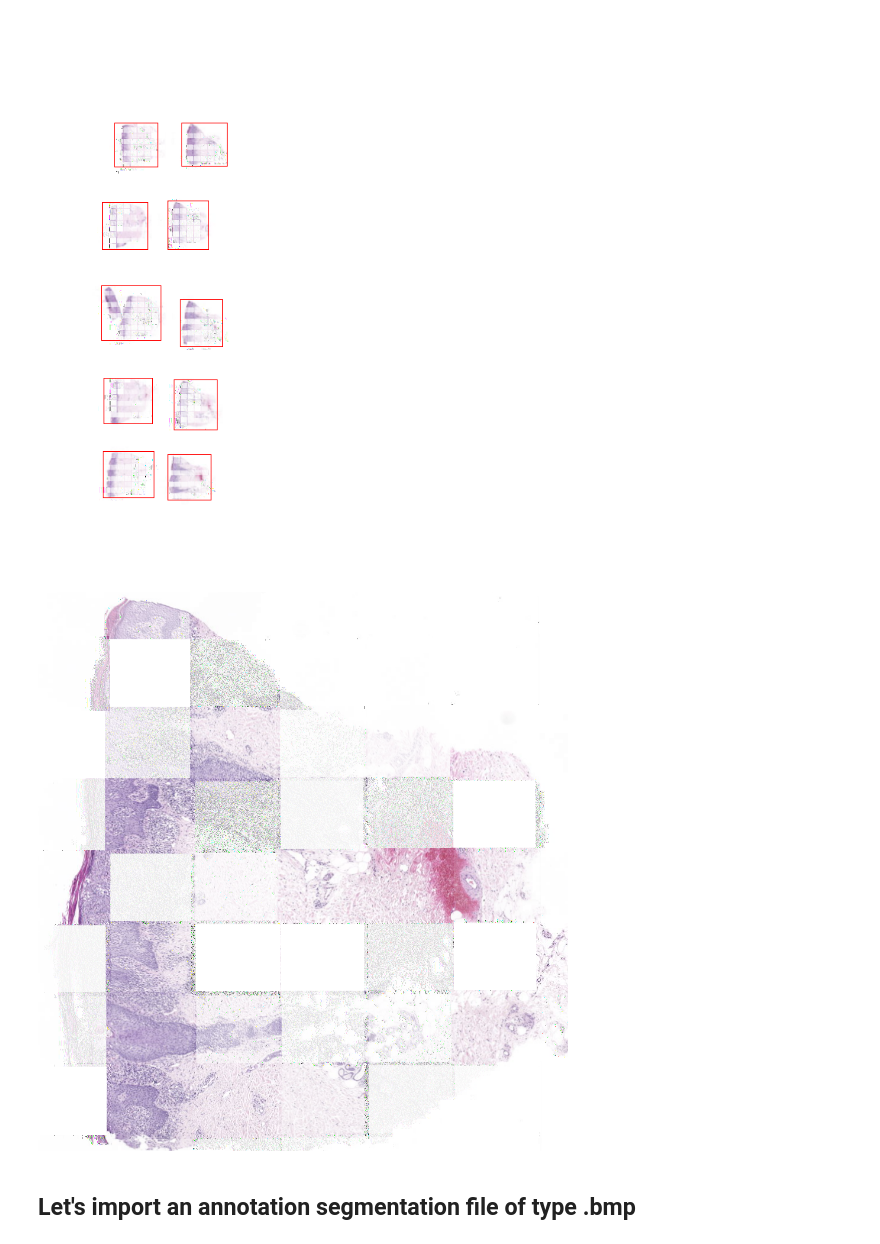
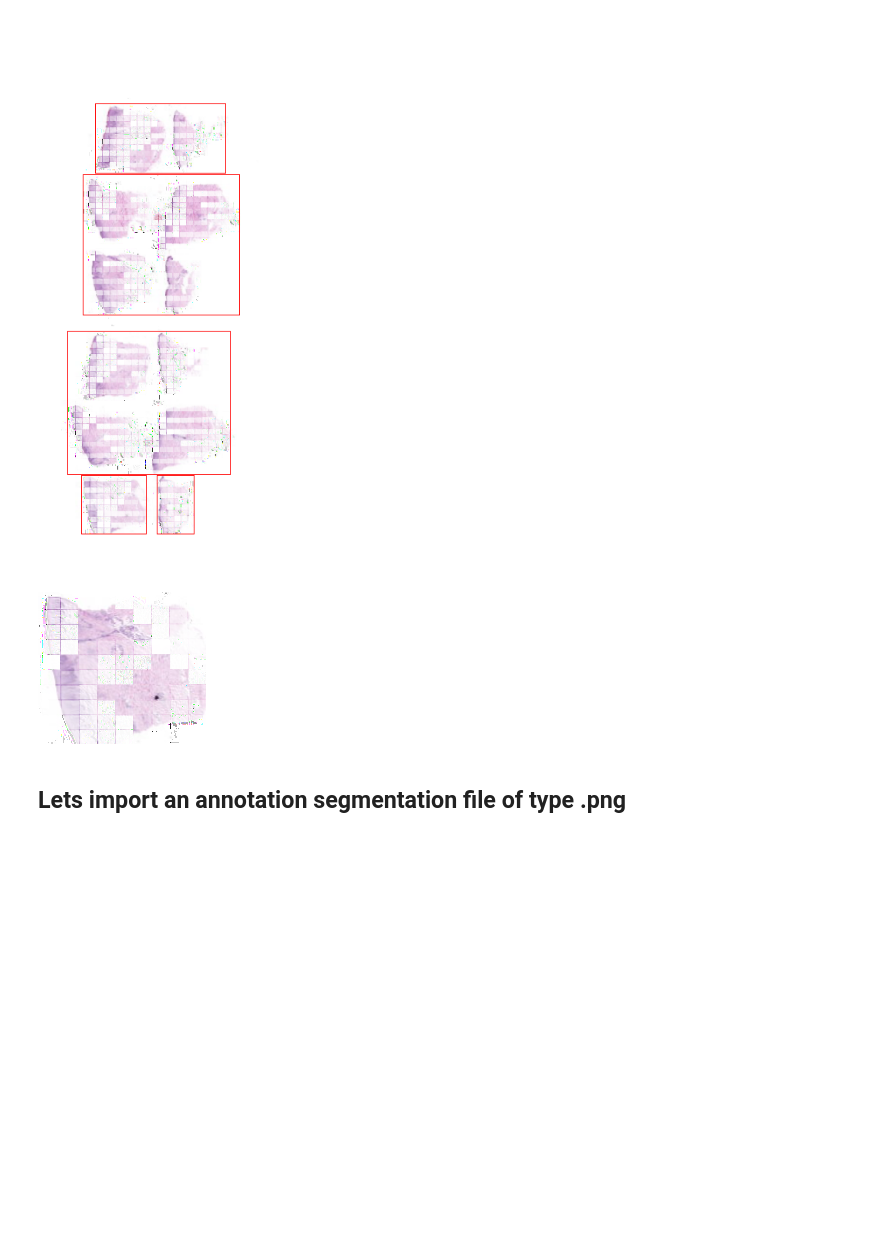
Before and after one commit to ferraric/Semantic-Segmentation-of-Histopathological-Slides, a Jupyter notebook: tools/getting_started_with_slides.ipynb, the cells around one changed output. Drawn from its saved outputs; the diff is of its cells as text; code cells hidden in the pictures; blank space fills up the shorter version.

Commit message:
cropping segmentation works

```diff
--- a/tools/getting_started_with_slides.ipynb
+++ b/tools/getting_started_with_slides.ipynb
@@ -5,19 +5,19 @@ import numpy as np
 from slide import Slide
 from PIL import Image
 # %%
-base_path = "/Users/jeremyscheurer/Code/data/MF_Eczema/"
-fname = "E2.mrxs"
+base_path = "/Users/jeremyscheurer/Code/data/MF_Eczema"
+fname = "E1.mrxs"
 slide = Slide(base_path + "/" + fname)
 boxes = slide.compute_boxes(intensity_threshold=245)
 # %%
 slide.get_thumbnail_with_boxes()
 # %% [output]
-[figure, old version]
+[figure, new version]
 # %%
-level = 4
-region = slide.get_region(slide.boxes[level][-1], level)
+level = 7
+region = slide.get_region(slide.boxes[level][-2], level)
 region
 # %% [output]
-[figure, old version]
+[figure, new version]
 # %% [markdown]
-## Let's import an annotation segmentation file of type .bmp
+## Lets import an annotation segmentation file of type .png
```
Also changed, not shown: parts of 6 cells of this notebook, 1 other file.
